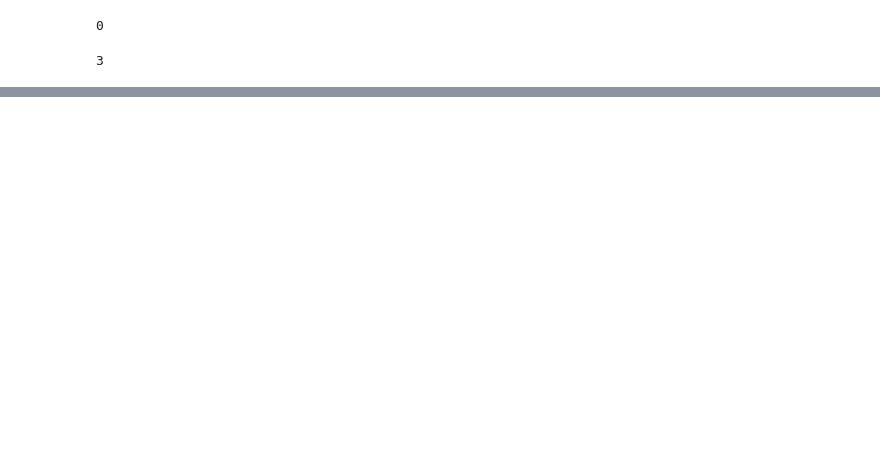
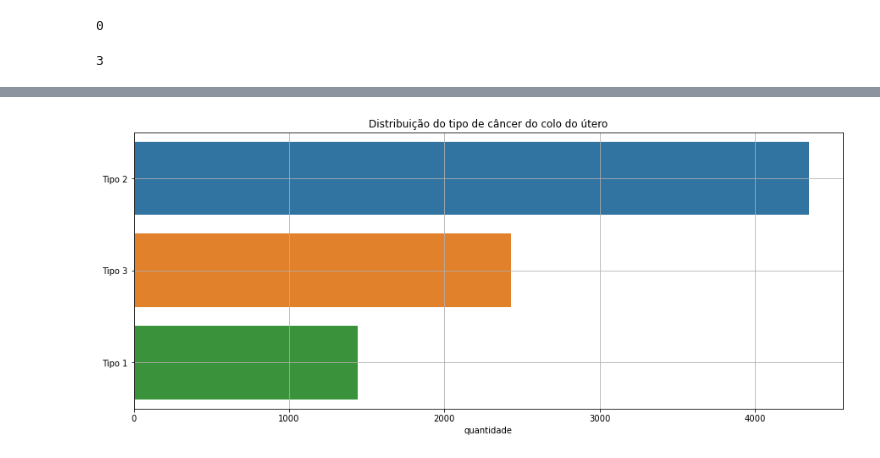
Before and after one commit to EdivaldoSantos/cancer_colo_utero, a Jupyter notebook: Script.ipynb, the cells around one changed output, grey strips where cells are left out. Saved outputs shown, nothing was run; the diff lists cells and outputs as text; code cells hidden in the pictures; blank space fills up the shorter version.

```diff
--- a/Script.ipynb
+++ b/Script.ipynb
@@ -133,3 +121,12 @@ tipo_count
 | Tipo 2 | 4346 |
 | Tipo 3 | 2426 |
 | Tipo 1 | 1440 |
+# %%
+# exibir barplot de contagem de tipos
+plt.figure(figsize = (15, 6))
+sns.barplot(x=tipo_count['quantidade'], y= tipo_count.index.to_list())
+plt.title('Distribuição do tipo de câncer do colo do útero')
+plt.grid(True)
+plt.show()
+# %% [output]
+[figure, added]
```
Also changed, not shown: parts of 6 cells of this notebook, 2 other files.
